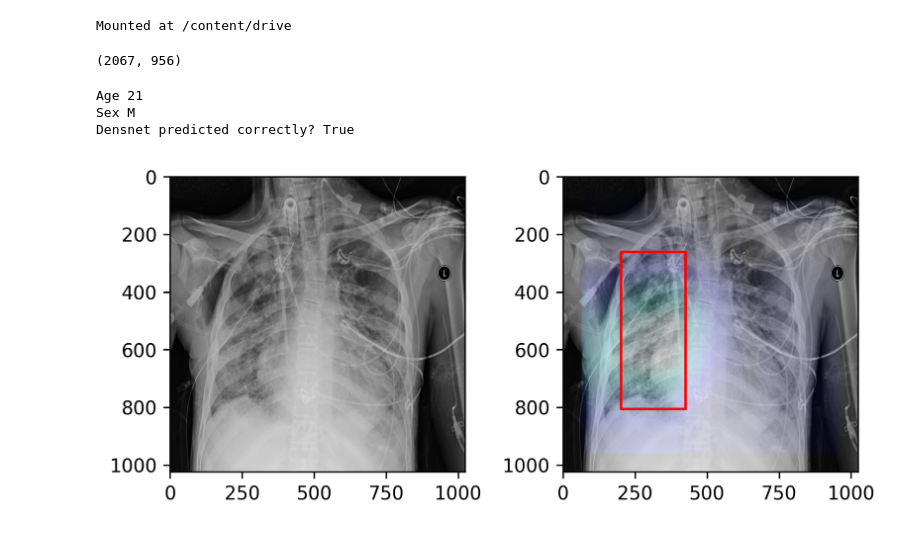
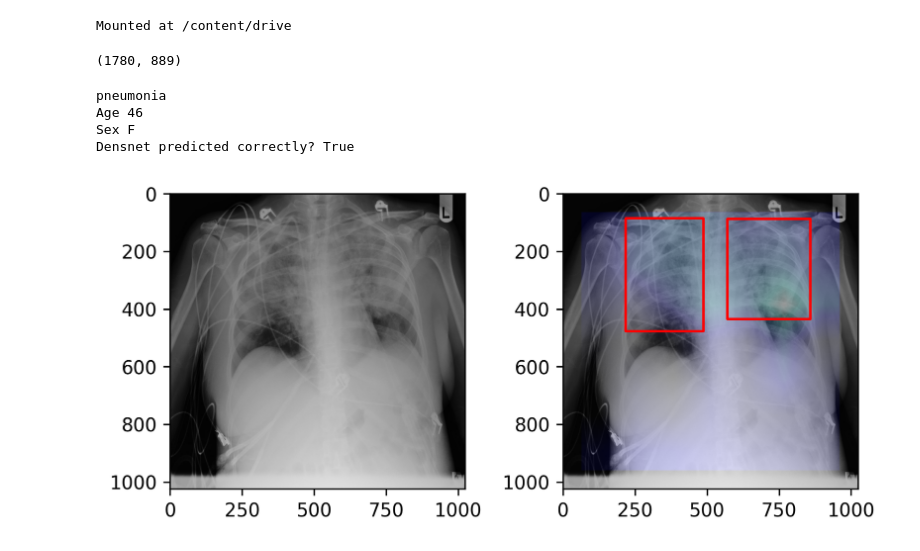
Before and after one commit to Tstrebe2/umich-mads-capstone-project, a Jupyter notebook: tim-grad-cam.ipynb, the cells around one changed output. Cells and saved outputs as stored; diff of their text form; code cells hidden in the pictures.

```diff
--- a/tim-grad-cam.ipynb
+++ b/tim-grad-cam.ipynb
@@ -39,10 +38,11 @@ model_state_dict = model_package['model_state_dict']
 optimizer_state_dict = model_package['optimizer_state_dict']
 
 label_df = pd.read_csv(annotations_file).iloc[test_ix]
+all_label_df = pd.read_csv(annotations_file)
 neg_class_count, pos_class_count = label_df.Target.value_counts()
 neg_class_count, pos_class_count
 # %% [output]
-(2067, 956)
+(1780, 889)
 # %%
 class CustomImageDataset(Dataset):
   def __init__(self, img_dir, transform=None):
@@ -53,17 +53,17 @@ class CustomImageDataset(Dataset):
     img_path = ''.join([self.img_dir, '/', patient_id, '.dcm'])
 
     image = dicom.dcmread(img_path)
-    image = Image.fromarray(image.pixel_array).convert(mode='RGB')
+    image = Image.fromarray(image.pixel_array)
 
     if self.transform:
         image = self.transform(image)
 
     return image
 # %%
-image_dir = '/content/'
+image_dir = '/content/images'
 
-mean = [0.5132, 0.5132, 0.5132]
-std = [0.2168, 0.2168, 0.2168]
+mean = [0.5173]
+std = [0.2167]
 
 transform = torchvision.transforms.Compose([
     torchvision.transforms.Resize(256),
@@ -116,19 +116,25 @@ class DenseNet(nn.Module):
         return self.features_conv(x)
 # %%
 model = densenet121(weights=None)
+# Change first layer to from 3 channel input to 1.
+model.features.conv0 = torch.nn.Conv2d(1, 64, kernel_size=(7, 7), stride=(2, 2), padding=(3, 3), bias=False)
+# add final layer with # outputs in same dimension of labels
+# these layers will have params.requires_grad=True
 model.classifier = torch.nn.Sequential(
-    torch.nn.Linear(model.classifier.in_features, 1)
+    torch.nn.Linear(model.classifier.in_features, 2)
 )
 _ = model.load_state_dict(model_state_dict)
 
 model = DenseNet(model)
 # %%
+# Implementation adapted from https://medium.com/@stepanulyanin/implementing-grad-cam-in-pytorch-ea0937c31e82
 def show_gradcam(model, patient, target):
   model.eval()
   img = dataset[patient.patientId].unsqueeze(dim=0).cpu()
-  pred = model(img)
-  pred[:, 0].backward()
-  y_hat = int(pred.item() >= 0.0)
+  pred = model(img).argmax(dim=1).float()
+  pred.requires_grad = True
+  pred.backward()
+
   # pull the gradients out of the model
   gradients = model.get_activations_gradient()
 
@@ -153,41 +159,44 @@ def show_gradcam(model, patient, target):
 
   image = dicom.dcmread(img_path)
 
+  print(['no-pneumonia', 'pneumonia'][target])
   print('Age', image.PatientAge)
   print('Sex', image.PatientSex)
-  print('Densnet predicted correctly?', y_hat == target)
+  print('Densnet predicted correctly?', pred.item() == target)
 
   heatmap_x = cv2.resize(heatmap.numpy(), (224, 224))
   heatmap_x = np.pad(heatmap_x, 16)
   heatmap_x = cv2.resize(heatmap_x, (image.pixel_array.shape[1], image.pixel_array.shape[0]))
   heatmap_x = np.uint8(255 * heatmap_x)
   heatmap_x = cv2.applyColorMap(heatmap_x, cv2.COLORMAP_HOT)
 
   image = cv2.cvtColor(image.pixel_array, cv2.COLOR_GRAY2RGB)
   img_x = cv2.addWeighted(image, 1.0, heatmap_x, .15, 1.0)
   # Draw bounding box
   if target == 1:
-    x, y, w, h = np.int64(patient[1:-1].values)
-    img_x = cv2.rectangle(img_x, (x, y), (x+w, y+h), (255, 0, 0), 7)
+    for row in all_label_df[all_label_df.patientId==patient.patientId].iloc[:, 1:-1].values:
+      x, y, w, h = np.int64(row)
+      img_x = cv2.rectangle(img_x, (x, y), (x+w, y+h), (255, 0, 0), 7)
 
   fig, (ax1, ax2) = plt.subplots(ncols=2, dpi=300)
   ax1.imshow(image)
   ax2.imshow(img_x)
   fig.tight_layout()
   plt.show()
 
 target = 1
 
 if target == 0:
   patient_ix = np.random.randint(0, neg_class_count)
 elif target == 1:
   patient_ix = np.random.randint(0, pos_class_count)
 
 patient = label_df[label_df.Target==target].iloc[patient_ix]
 
 show_gradcam(model, patient, target)
 # %% [output]
-Age 21
-Sex M
+pneumonia
+Age 46
+Sex F
 Densnet predicted correctly? True
-[figure, old version]
+[figure, new version]
```
Also changed, not shown: parts of 2 cells of this notebook.
